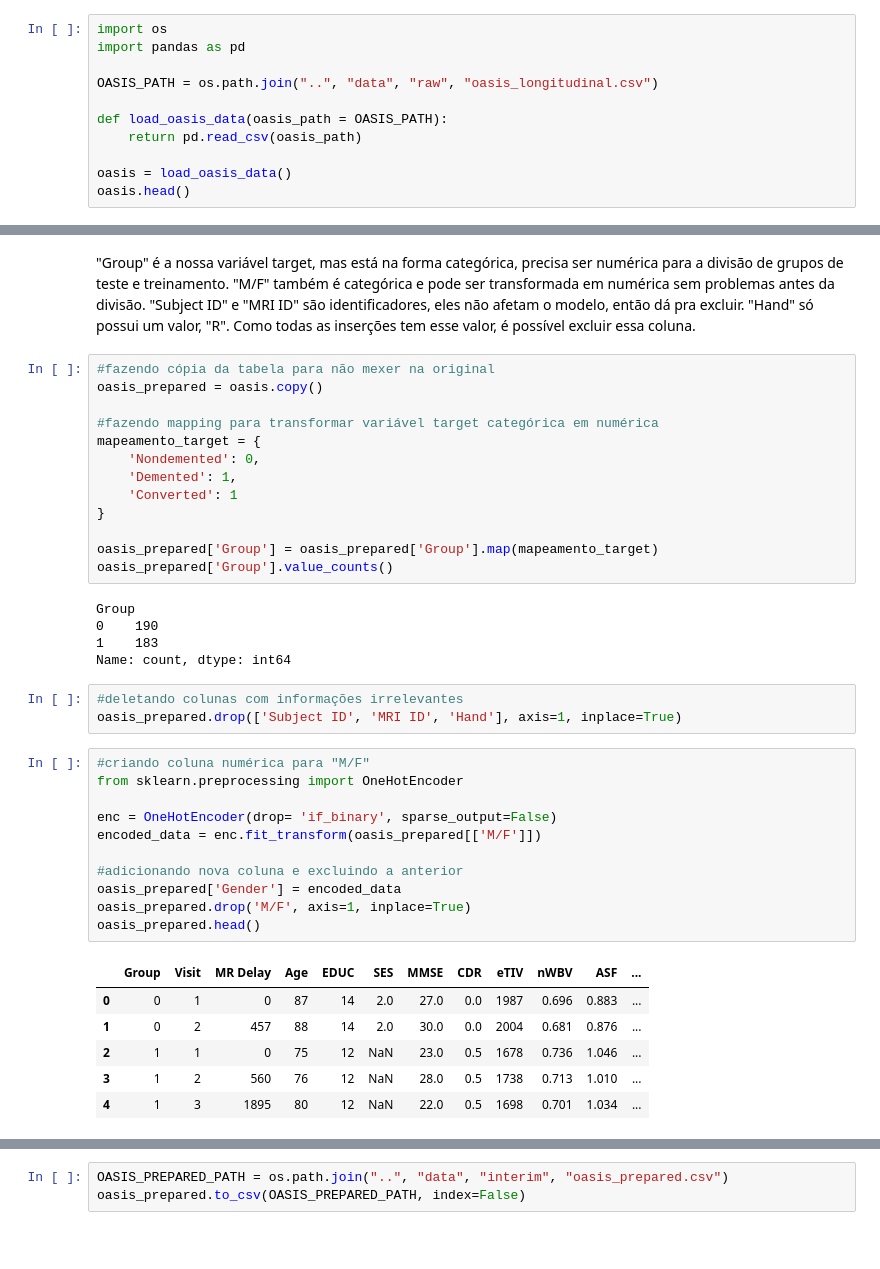
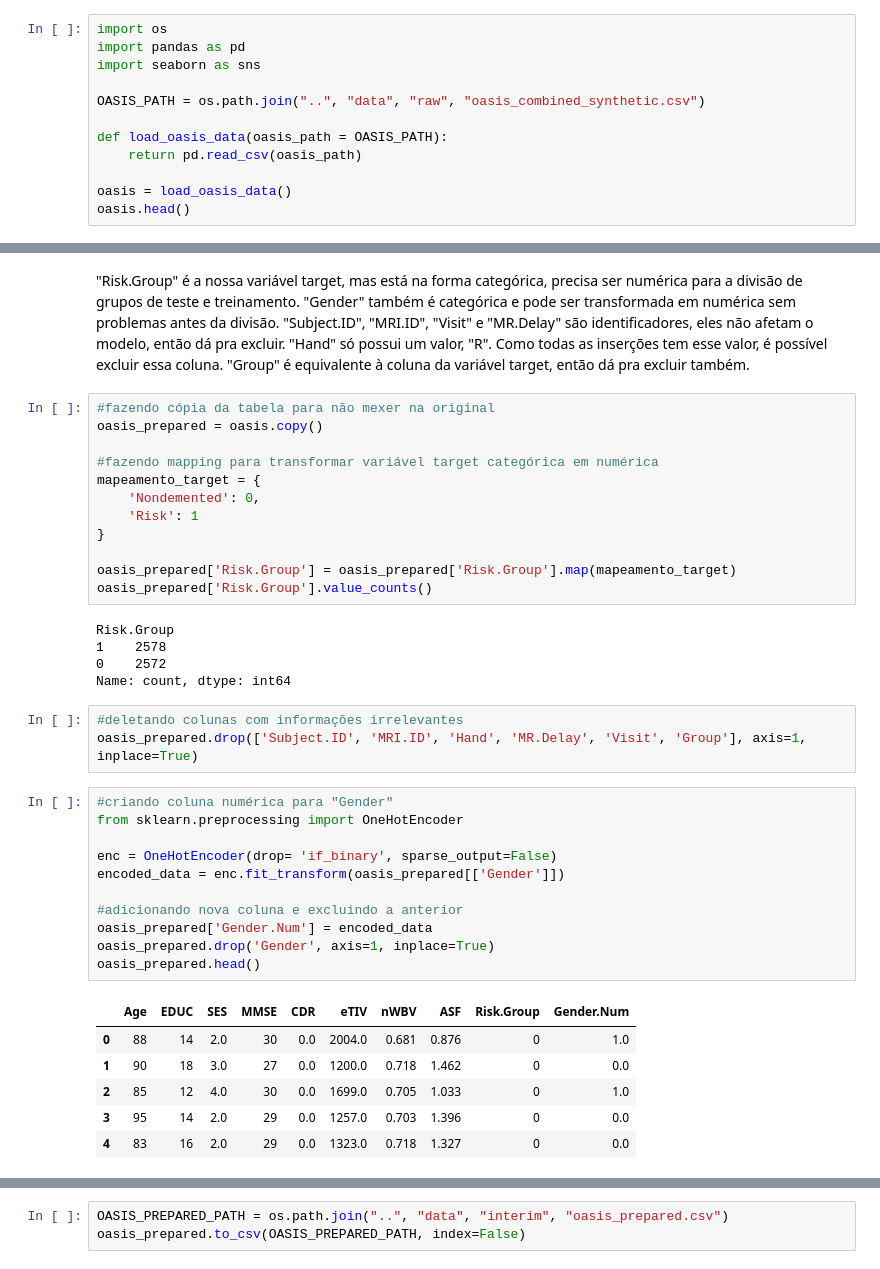
Before and after one commit to debahferreira/neuropredict-ml, a Jupyter notebook: notebooks/02_exploracao.ipynb, the cells around one changed output, grey strips where cells are left out. Saved outputs shown, nothing was run; the diff lists cells and outputs as text; blank space fills up the shorter version.

```diff
--- a/notebooks/02_exploracao.ipynb
+++ b/notebooks/02_exploracao.ipynb
@@ -1,8 +1,9 @@
 # %%
 import os
 import pandas as pd
+import seaborn as sns
 
-OASIS_PATH = os.path.join("..", "data", "raw", "oasis_longitudinal.csv")
+OASIS_PATH = os.path.join("..", "data", "raw", "oasis_combined_synthetic.csv")
 
 def load_oasis_data(oasis_path = OASIS_PATH):
     return pd.read_csv(oasis_path)
@@ -39,8 +40,9 @@ memory usage: 43.8+ KB
 # %% [markdown]
-"Group" é a nossa variável target, mas está na forma categórica, precisa ser numérica para a divisão de grupos de teste e treinamento.
-"M/F" também é categórica e pode ser transformada em numérica sem problemas antes da divisão.
-"Subject ID" e "MRI ID" são identificadores, eles não afetam o modelo, então dá pra excluir.
+"Risk.Group" é a nossa variável target, mas está na forma categórica, precisa ser numérica para a divisão de grupos de teste e treinamento.
+"Gender" também é categórica e pode ser transformada em numérica sem problemas antes da divisão.
+"Subject.ID", "MRI.ID", "Visit" e "MR.Delay" são identificadores, eles não afetam o modelo, então dá pra excluir.
 "Hand" só possui um valor, "R". Como todas as inserções tem esse valor, é possível excluir essa coluna.
+"Group" é equivalente à coluna da variável target, então dá pra excluir também.
 # %%
 #fazendo cópia da tabela para não mexer na original
 oasis_prepared = oasis.copy()
@@ -48,38 +50,37 @@ oasis_prepared = oasis.copy()
 #fazendo mapping para transformar variável target categórica em numérica
 mapeamento_target = {
     'Nondemented': 0,
-    'Demented': 1,
-    'Converted': 1
+    'Risk': 1
 }
 
-oasis_prepared['Group'] = oasis_prepared['Group'].map(mapeamento_target)
-oasis_prepared['Group'].value_counts()
+oasis_prepared['Risk.Group'] = oasis_prepared['Risk.Group'].map(mapeamento_target)
+oasis_prepared['Risk.Group'].value_counts()
 # %% [output]
-Group
-0    190
-1    183
+Risk.Group
+1    2578
+0    2572
 Name: count, dtype: int64
 # %%
 #deletando colunas com informações irrelevantes
-oasis_prepared.drop(['Subject ID', 'MRI ID', 'Hand'], axis=1, inplace=True)
+oasis_prepared.drop(['Subject.ID', 'MRI.ID', 'Hand', 'MR.Delay', 'Visit', 'Group'], axis=1, inplace=True)
 # %%
-#criando coluna numérica para "M/F"
+#criando coluna numérica para "Gender"
 from sklearn.preprocessing import OneHotEncoder
 
 enc = OneHotEncoder(drop= 'if_binary', sparse_output=False)
-encoded_data = enc.fit_transform(oasis_prepared[['M/F']])
+encoded_data = enc.fit_transform(oasis_prepared[['Gender']])
 
 #adicionando nova coluna e excluindo a anterior
-oasis_prepared['Gender'] = encoded_data
-oasis_prepared.drop('M/F', axis=1, inplace=True)
+oasis_prepared['Gender.Num'] = encoded_data
+oasis_prepared.drop('Gender', axis=1, inplace=True)
 oasis_prepared.head()
 # %% [output]
-|  | Group | Visit | MR Delay | Age | EDUC | SES | MMSE | CDR | eTIV | nWBV | ASF | ... |
-| 0 | 0 | 1 | 0 | 87 | 14 | 2.0 | 27.0 | 0.0 | 1987 | 0.696 | 0.883 | ... |
-| 1 | 0 | 2 | 457 | 88 | 14 | 2.0 | 30.0 | 0.0 | 2004 | 0.681 | 0.876 | ... |
-| 2 | 1 | 1 | 0 | 75 | 12 | NaN | 23.0 | 0.5 | 1678 | 0.736 | 1.046 | ... |
-| 3 | 1 | 2 | 560 | 76 | 12 | NaN | 28.0 | 0.5 | 1738 | 0.713 | 1.010 | ... |
-| 4 | 1 | 3 | 1895 | 80 | 12 | NaN | 22.0 | 0.5 | 1698 | 0.701 | 1.034 | ... |
+|  | Age | EDUC | SES | MMSE | CDR | eTIV | nWBV | ASF | Risk.Group | Gender.Num |
+| 0 | 88 | 14 | 2.0 | 30 | 0.0 | 2004.0 | 0.681 | 0.876 | 0 | 1.0 |
+| 1 | 90 | 18 | 3.0 | 27 | 0.0 | 1200.0 | 0.718 | 1.462 | 0 | 0.0 |
+| 2 | 85 | 12 | 4.0 | 30 | 0.0 | 1699.0 | 0.705 | 1.033 | 0 | 1.0 |
+| 3 | 95 | 14 | 2.0 | 29 | 0.0 | 1257.0 | 0.703 | 1.396 | 0 | 0.0 |
+| 4 | 83 | 16 | 2.0 | 29 | 0.0 | 1323.0 | 0.718 | 1.327 | 0 | 0.0 |
 # %%
 oasis_prepared.describe()
 # %% [output]
```
Also changed, not shown: parts of 7 cells of this notebook, 1 other file.
